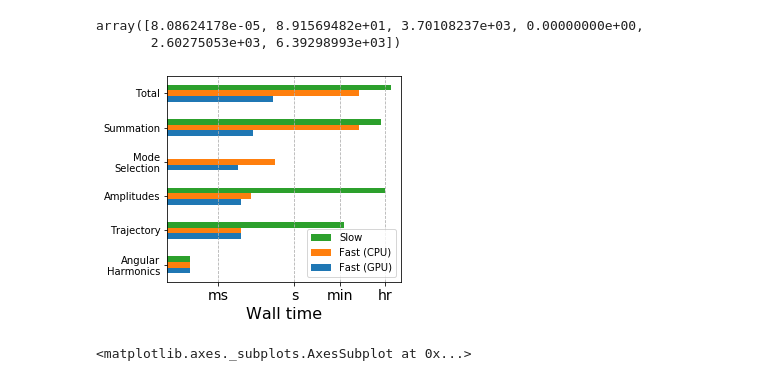
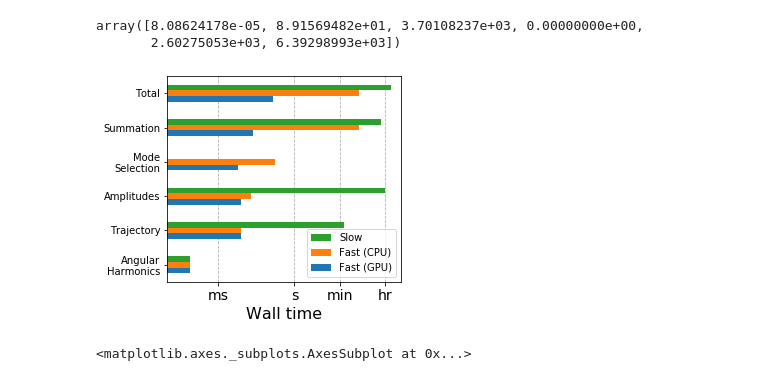
Before and after one commit to BlackHolePerturbationToolkit/FastEMRIWaveforms, a Jupyter notebook: examples/paper_plots.ipynb, the cells around one changed output. Saved outputs shown, nothing was run; the diff lists cells and outputs as text; code cells hidden in the pictures.

```diff
--- a/examples/paper_plots.ipynb
+++ b/examples/paper_plots.ipynb
@@ -470,25 +470,26 @@ array([8.08624178e-05, 8.91569482e+01, 3.70108237e+03, 0.00000000e+00,
 # %%
 ax = df.plot.barh(stacked=False, logx=True, width=0.5, figsize=(5,4.2))
 handles, labels = ax.get_legend_handles_labels()
 ax.legend(reversed(handles), reversed(labels), loc='lower right')  # reverse both handles and labels
 plt.subplots_adjust(left=0.25, bottom=0.2)
 ax.set_xlabel('Wall time', fontsize=16)
 ax.set_xlim(1e-5,)
 ax.tick_params(axis='x', labelsize=14)
 ax.tick_params(axis='y', labelsize=10)
 #ax.set_xticks(10**np.array([-3, 0, 3], dtype=float))
 xticks = [1e-3, 1e0, 60.0, 3600.00]
 ax.set_xticks(xticks)
 ax.set_xticklabels(['ms', 's', 'min', 'hr'])
 
 ax.grid(True, which='major', axis='x', ls='dashed')
+ax.set_axisbelow(True)
 
 #for xtick in xticks:
 #    ax.axvline(xtick, ls='--')
 
 plt.savefig('timing_plot_3.pdf', dpi=200)
 # %% [output]
-[figure, old version]
+[figure, new version]
 # %%
 ax
 # %% [output]
```
Also changed, not shown: 5 other files.
